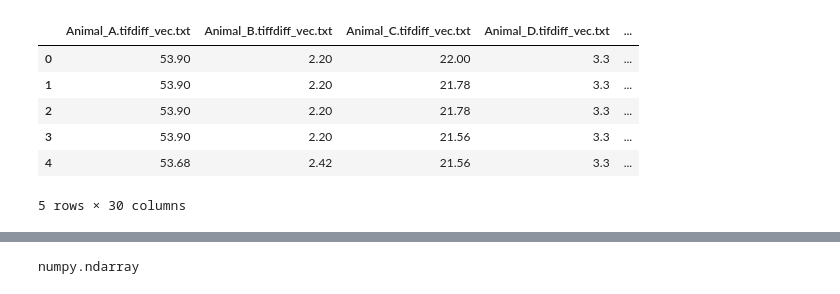
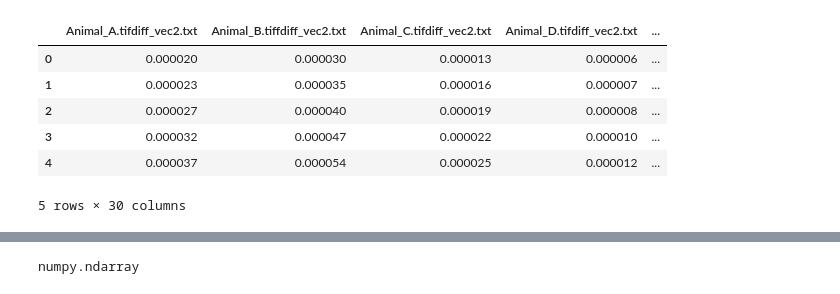
Before and after one commit to sowusu08/2324-segura-fiji, a Jupyter notebook: code/230601-segura-meeting-clusterAnalysis.ipynb, the cells around one changed output, grey strips where cells are left out. Drawn from its saved outputs; the diff is of its cells as text; code cells hidden in the pictures.

Commit message:
successful code to load density coordinates data

```diff
--- a/code/230601-segura-meeting-clusterAnalysis.ipynb
+++ b/code/230601-segura-meeting-clusterAnalysis.ipynb
@@ -1,9 +1,12 @@
 # %%
-## 1. Load data
+## 1. Load data which is interpolated DENSITIES not just lengths
 import pandas as pd
 import numpy as np
 from scipy.signal import find_peaks
 import matplotlib.pyplot as plt
 
-all_epidermis_lengths_in_microns = pd.read_csv('../data/all_epidermis_lengths_in_microns.csv')
-all_dermis_lengths_in_microns = pd.read_csv('../data/all_dermis_lengths_in_microns.csv')
+epidermis_densityXcoord = pd.read_csv('../data/230608-epidermis-density-x-coordinates.csv')
+epidermis_densityYcoord = pd.read_csv('../data/230608-epidermis-density-y-coordinates.csv')
+
+dermis_densityXcoord = pd.read_csv('../data/230608-dermis-density-x-coordinates.csv')
+dermis_densityYcoord = pd.read_csv('../data/230608-dermis-density-y-coordinates.csv')
@@ -10,9 +34,7 @@ all_dermis_lengths_in_microns = pd.read_csv('../data/all_dermis_lengths_in_micro
 # %%
 ## 1a. drop the first columns of each dataframe
-all_epidermis_lengths_in_microns.head(5)
+epidermis_densityXcoord.drop('Unnamed: 0', axis=1, inplace=True)
+epidermis_densityYcoord.drop('Unnamed: 0', axis=1, inplace=True)
 
-for column in all_epidermis_lengths_in_microns.columns.values.tolist():
-    print(column)
-
-all_epidermis_lengths_in_microns.drop('Unnamed: 0', axis=1, inplace=True)
-all_dermis_lengths_in_microns.drop('Unnamed: 0', axis=1, inplace=True)
+dermis_densityXcoord.drop('Unnamed: 0', axis=1, inplace=True)
+dermis_densityYcoord.drop('Unnamed: 0', axis=1, inplace=True)
@@ -37,10 +41,10 @@ Animal_Z9.tiffdiff_vec.txt
 # %%
-all_epidermis_lengths_in_microns.head(5)
+dermis_densityYcoord.head(5)
 # %% [output]
-|  | Animal_A.tifdiff_vec.txt | Animal_B.tiffdiff_vec.txt | Animal_C.tifdiff_vec.txt | Animal_D.tifdiff_vec.txt | ... |
-| 0 | 53.90 | 2.20 | 22.00 | 3.3 | ... |
-| 1 | 53.90 | 2.20 | 21.78 | 3.3 | ... |
-| 2 | 53.90 | 2.20 | 21.78 | 3.3 | ... |
-| 3 | 53.90 | 2.20 | 21.56 | 3.3 | ... |
-| 4 | 53.68 | 2.42 | 21.56 | 3.3 | ... |
+|  | Animal_A.tifdiff_vec2.txt | Animal_B.tiffdiff_vec2.txt | Animal_C.tifdiff_vec2.txt | Animal_D.tifdiff_vec2.txt | ... |
+| 0 | 0.000020 | 0.000030 | 0.000013 | 0.000006 | ... |
+| 1 | 0.000023 | 0.000035 | 0.000016 | 0.000007 | ... |
+| 2 | 0.000027 | 0.000040 | 0.000019 | 0.000008 | ... |
+| 3 | 0.000032 | 0.000047 | 0.000022 | 0.000010 | ... |
+| 4 | 0.000037 | 0.000054 | 0.000025 | 0.000012 | ... |
 5 rows × 30 columns
```
Also changed, not shown: parts of 3 cells of this notebook.
